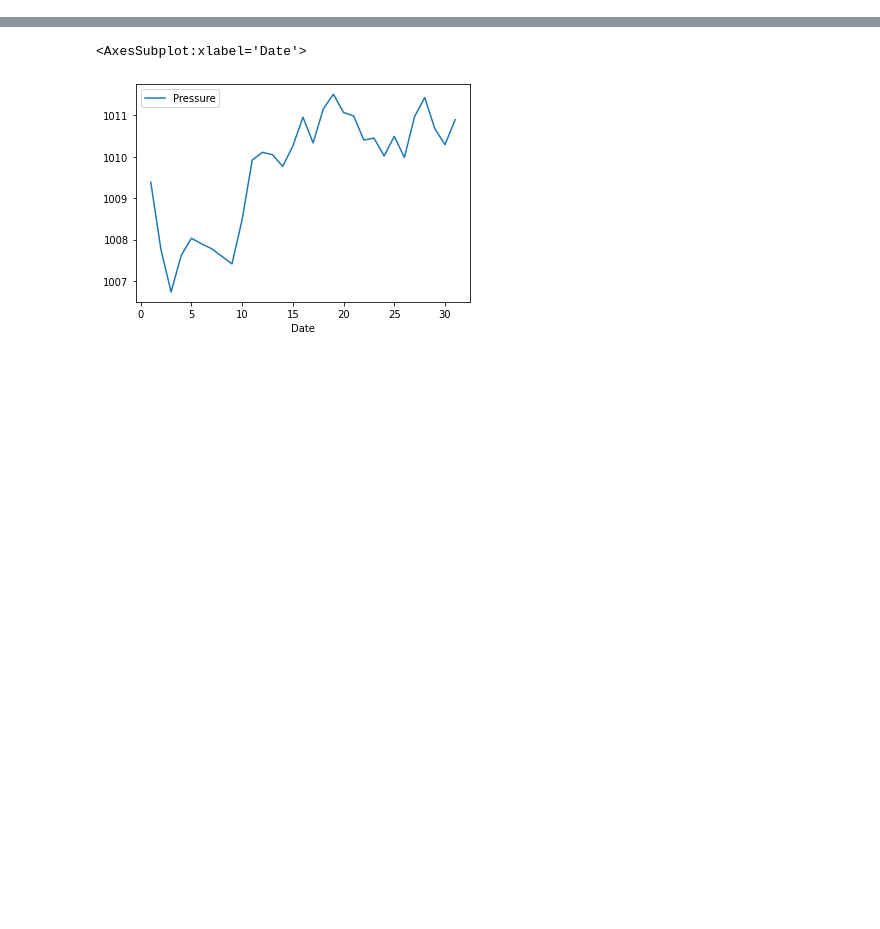
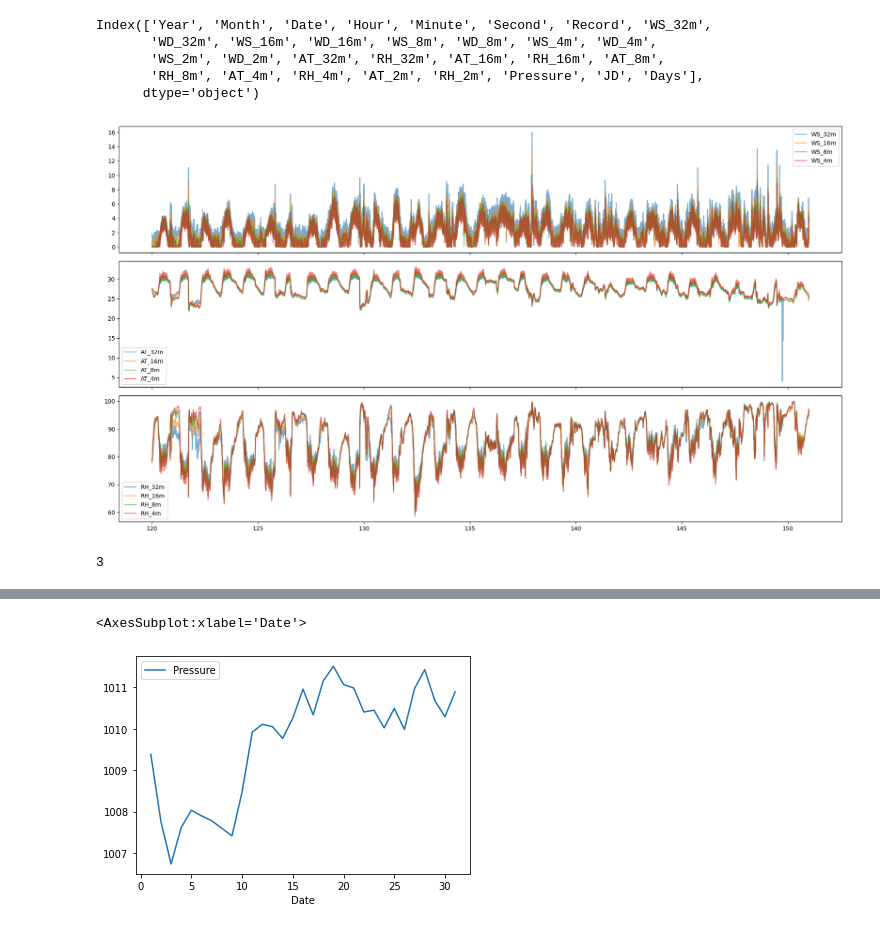
Before and after one commit to sarathprabhav/weather_station_data_visualisation, a Jupyter notebook: AWS_data_visual.ipynb, the cells around one changed output, grey strips where cells are left out. Saved outputs shown, nothing was run; the diff lists cells and outputs as text; code cells hidden in the pictures; blank space fills up the shorter version.

```diff
--- a/AWS_data_visual.ipynb
+++ b/AWS_data_visual.ipynb
@@ -24,0 +71,4 @@ def get_names(prefix,loc):
+# %%
+data[f_num]['Days'] = Days
+# %%
+data[0]['RH_32m']=data[0]['RH_32m'][data[0]['RH_32m']>0]
@@ -24,0 +87,53 @@ def get_names(prefix,loc):
+# %%
+data[f_num].columns
+# %% [output]
+Index(['Year', 'Month', 'Date', 'Hour', 'Minute', 'Second', 'Record', 'WS_32m',
+       'WD_32m', 'WS_16m', 'WD_16m', 'WS_8m', 'WD_8m', 'WS_4m', 'WD_4m',
+       'WS_2m', 'WD_2m', 'AT_32m', 'RH_32m', 'AT_16m', 'RH_16m', 'AT_8m',
+       'RH_8m', 'AT_4m', 'RH_4m', 'AT_2m', 'RH_2m', 'Pressure', 'JD', 'Days'],
+      dtype='object')
+# %%
+data[0]['RH_32m']=data[0]['RH_32m'][data[0]['RH_32m']>0]
+data[0]['RH_16m']=data[0]['RH_16m'][data[0]['RH_16m']>0]
+data[0]['RH_8m']= data[0]['RH_8m'][data[0]['RH_8m']>0]
+data[0]['RH_4m']= data[0]['RH_4m'][data[0]['RH_4m']>0]
+# %%
+data[0]['AT_32m']=data[0]['AT_32m'][data[0]['AT_32m']>0]
+data[0]['AT_16m']=data[0]['AT_16m'][data[0]['AT_16m']>0]
+data[0]['AT_8m']= data[0]['AT_8m'][data[0]['AT_8m']>0]
+data[0]['AT_4m']= data[0]['AT_4m'][data[0]['AT_4m']>0]
+# %%
+%matplotlib widget
+fig,axes = plt.subplots(nrows=3,ncols=1,figsize=(18,10),sharex=True)
+ax=axes.ravel()
+x = data[f_num]['Days']
+ax[0].plot(x, data[f_num]['WS_32m'],alpha=0.6, label='WS_32m' )
+ax[0].plot(x, data[f_num]['WS_16m'],alpha=0.6, label='WS_16m' )
+ax[0].plot(x, data[f_num]['WS_8m'], alpha=0.6, label='WS_8m' )
+ax[0].plot(x, data[f_num]['WS_4m'], alpha=0.6, label='WS_4m' )
+ax[0].legend()
+#ax[1].plot(x, data[f_num]['WD_32m'],alpha=0.6, label='WD_32m' )
+#ax[1].plot(x, data[f_num]['WD_16m'],alpha=0.6, label='WD_16m' )
+#ax[1].plot(x, data[f_num]['WD_8m'],alpha=0.6,  label='WD_8m' )
+#ax[1].plot(x, data[f_num]['WD_4m'],alpha=0.6,  label='WD_4m' )
+
+
+ax[1].plot(x, data[f_num]['AT_32m'],alpha=0.6, label='AT_32m' )
+ax[1].plot(x, data[f_num]['AT_16m'],alpha=0.6, label='AT_16m' )
+ax[1].plot(x, data[f_num]['AT_8m'], alpha=0.6,  label='AT_8m' )
+ax[1].plot(x, data[f_num]['AT_4m'], alpha=0.6,  label='AT_4m' )
+ax[1].legend()
+
+ax[2].plot(x, data[f_num]['RH_32m'],alpha=0.6, label='RH_32m' )
+ax[2].plot(x, data[f_num]['RH_16m'],alpha=0.6, label='RH_16m' )
+ax[2].plot(x, data[f_num]['RH_8m'], alpha=0.6,  label='RH_8m' )
+ax[2].plot(x, data[f_num]['RH_4m'], alpha=0.6,  label='RH_4m' )
+ax[2].legend()
+plt.legend()
+plt.tight_layout()
+# %% [output]
+[figure, added]
+# %%
+int(list(data_day_avg[0]['Month'])[0])
+# %% [output]
+3
```
Also changed, not shown: parts of 25 cells of this notebook.
